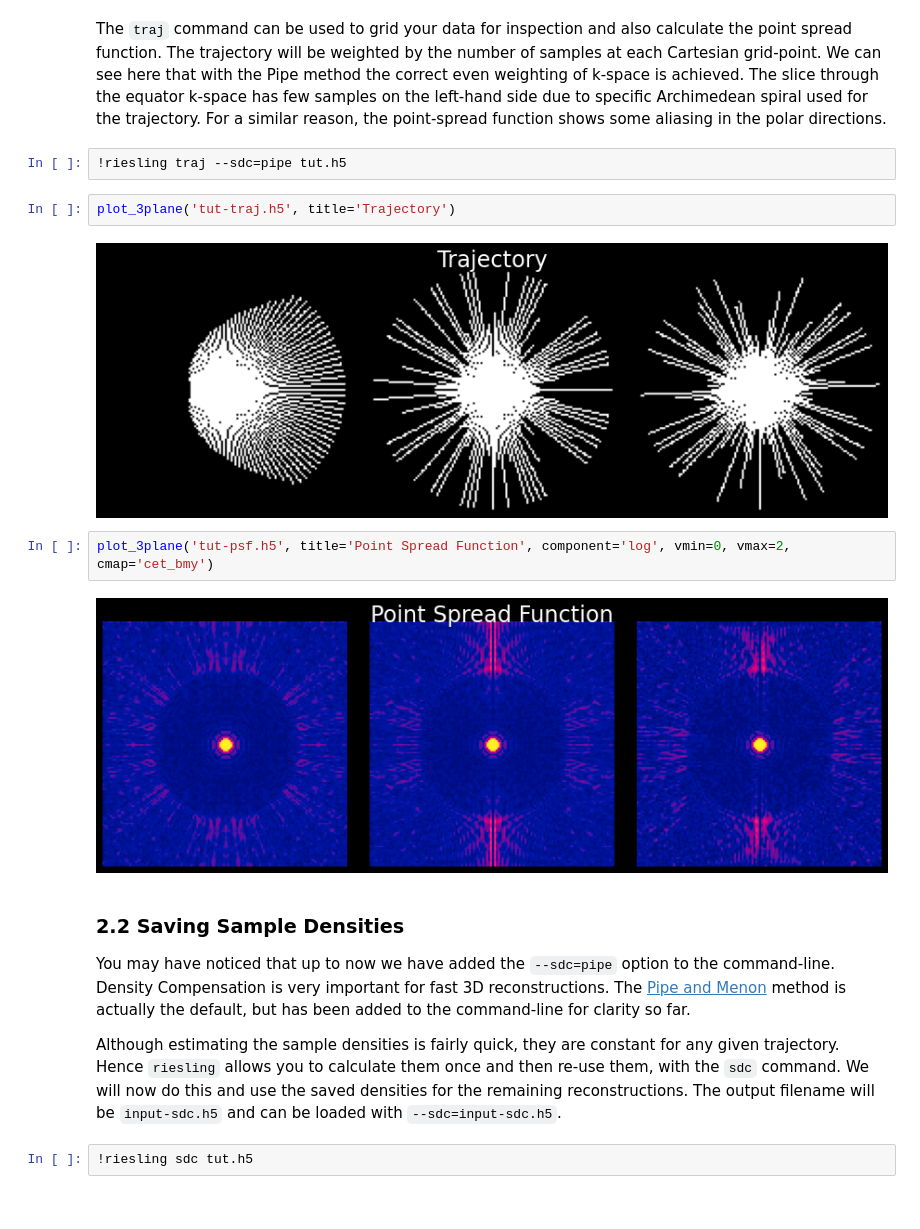
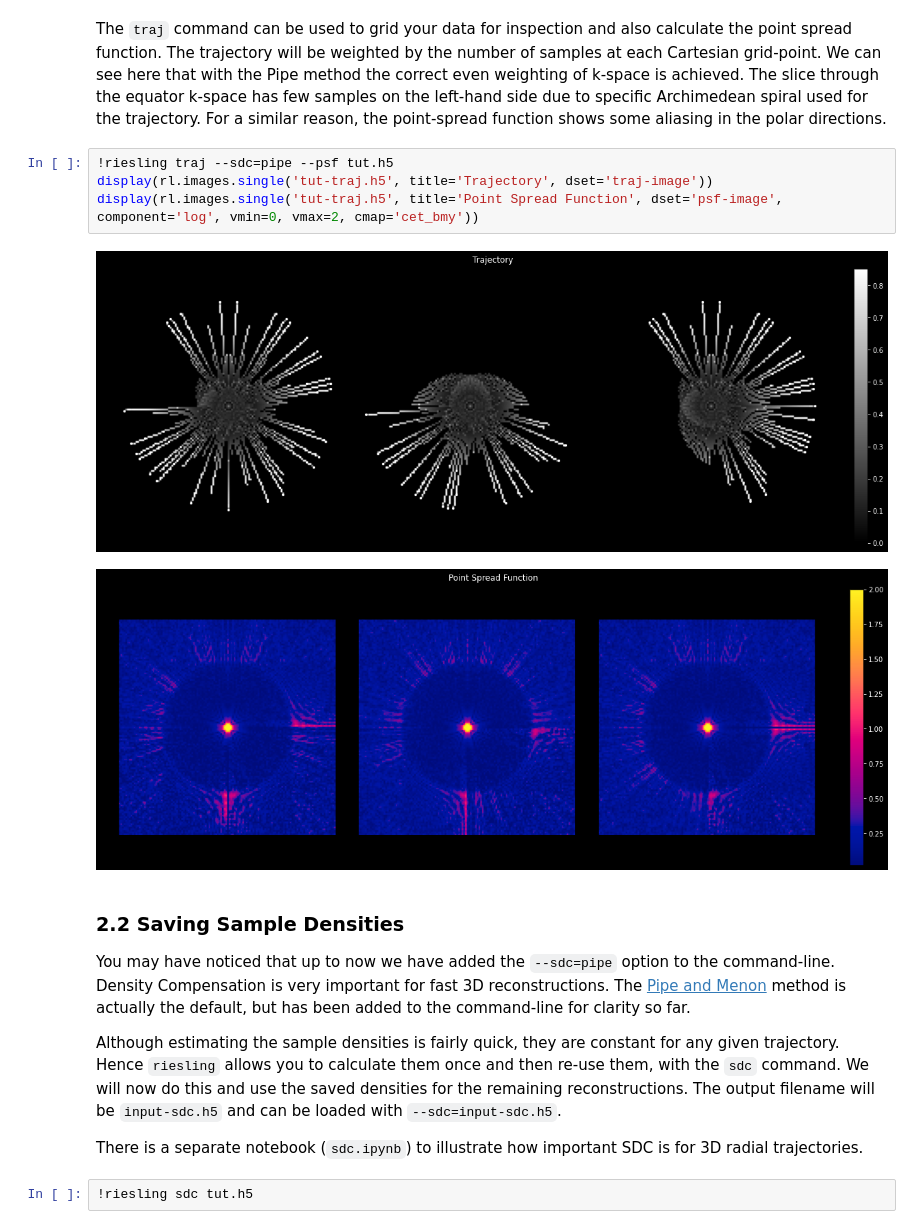
Before and after one commit to spinicist/old-riesling-examples, a Jupyter notebook: tutorial.ipynb, the cells around one changed output. Cells and saved outputs as stored; diff of their text form.

```diff
--- a/tutorial.ipynb
+++ b/tutorial.ipynb
@@ -105,22 +105,21 @@ Direction:
 0 0 1
 # %% [markdown]
 The `traj` command can be used to grid your data for inspection and also calculate the point spread function. The trajectory will be weighted by the number of samples at each Cartesian grid-point. We can see here that with the Pipe method the correct even weighting of k-space is achieved. The slice through the equator k-space has few samples on the left-hand side due to specific Archimedean spiral used for the trajectory. For a similar reason, the point-spread function shows some aliasing in the polar directions.
-# %%
-!riesling traj --sdc=pipe tut.h5
-# %%
-plot_3plane('tut-traj.h5', title='Trajectory')
-# %% [output]
-[figure, removed]
 # %%
-plot_3plane('tut-psf.h5', title='Point Spread Function', component='log', vmin=0, vmax=2, cmap='cet_bmy')
+!riesling traj --sdc=pipe --psf tut.h5
+display(rl.images.single('tut-traj.h5', title='Trajectory', dset='traj-image'))
+display(rl.images.single('tut-traj.h5', title='Point Spread Function', dset='psf-image', component='log', vmin=0, vmax=2, cmap='cet_bmy'))
 # %% [output]
-[figure, old version]
+[figure, new version]
+[figure, added]
 # %% [markdown]
 <a href='sdc'></a>
 ### 2.2 Saving Sample Densities
 You may have noticed that up to now we have added the `--sdc=pipe` option to the command-line. Density Compensation is very important for fast 3D reconstructions. The [Pipe and Menon](https://onlinelibrary.wiley.com/doi/10.1002/(SICI)1522-2594(199901)41:1%3C179::AID-MRM25%3E3.0.CO;2-V) method is actually the default, but has been added to the command-line for clarity so far.
 
 Although estimating the sample densities is fairly quick, they are constant for any given trajectory. Hence `riesling` allows you to calculate them once and then re-use them, with the `sdc` command. We will now do this and use the saved densities for the remaining reconstructions. The output filename will be `input-sdc.h5` and can be loaded with `--sdc=input-sdc.h5`.
+
+There is a separate notebook (`sdc.ipynb`) to illustrate how important SDC is for 3D radial trajectories.
 # %%
 !riesling sdc tut.h5
 # %% [markdown]
```
Also changed, not shown: parts of 22 cells of this notebook.
